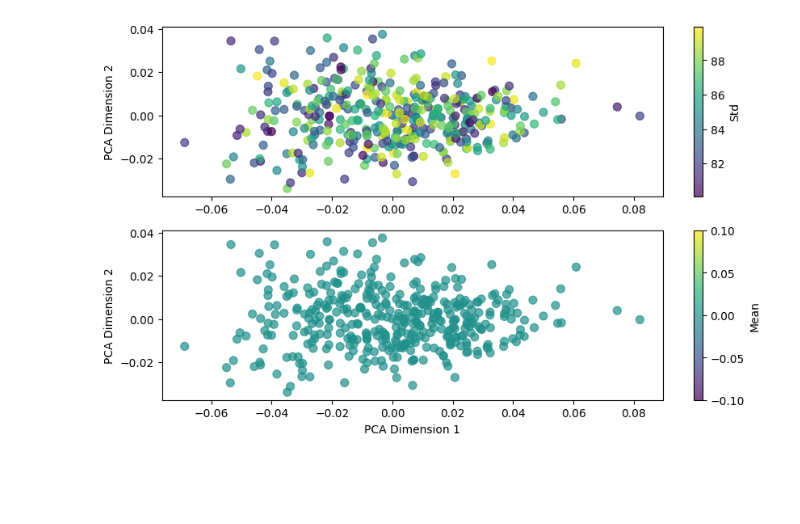
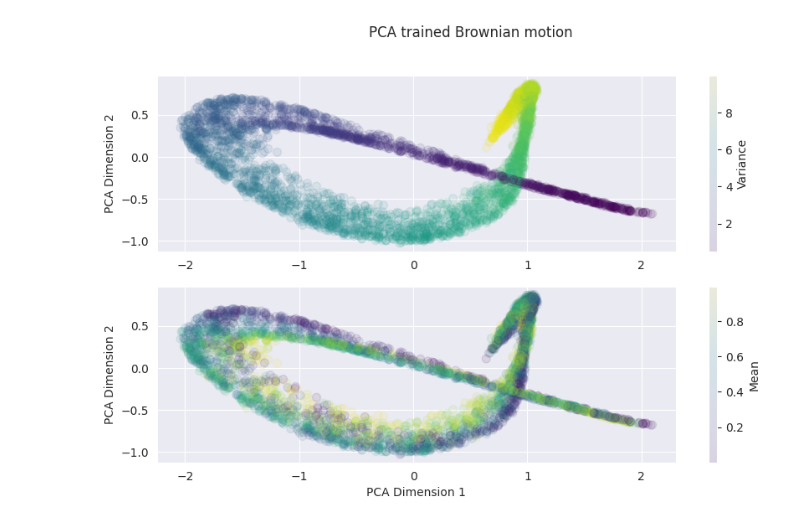
Before and after one commit to witek0509x/TFTS, a Jupyter notebook: notebooks/embedding_analysis.ipynb, the cells around one changed output. Saved outputs shown, nothing was run; the diff lists cells and outputs as text; code cells hidden in the pictures; blank space fills up the shorter version.

```diff
--- a/notebooks/embedding_analysis.ipynb
+++ b/notebooks/embedding_analysis.ipynb
@@ -8,0 +8,19 @@ import pandas as pd
+# %%
+from models.vanilla_transformer import TransformerModel
+from generators.generator_wrapper_dataset import GeneratorWrapperDataset
+
+model_path, config = download_model_and_config('fs6y031f')
+model = load_model(model_path, config)
+model.to('cuda')
+benchmark_model = TransformerModel(
+        d_model=config['model']['d_model'],
+        nhead=config['model']['nhead'],
+        num_layers=config['model']['num_layers'],
+        dim_feedforward=config['model']['dim_feedforward'],
+        input_dim=config['model']['input_dim'],
+        lr=config['model']['lr']
+    )
+benchmark_model.to('cuda')
+benchmark_model.eval()
+dataset = GeneratorWrapperDataset('', config=config, mode="val")
+model.eval();
@@ -9,13 +29,8 @@ import pandas as pd
 # %%
-checkpoint_path = "/home/wojciech/private/magisterka/TFTS/training/transformer_stochastic_processes/8m8gd9lj/checkpoints/transformer-epoch=996-val_loss=0.10.ckpt"
-# Load the trained model
-model = TransformerModel.load_from_checkpoint(checkpoint_path)
-dataloader = BrownianMotionDataset(batch_size=1, series_length=1000, subseries_length=50, stride=50, intensity_count=100, ranges={"means": (0, 0), "std": (80, 90)}).get_dataloader()
-model.eval()
-
 preds_list = []
 labels_list = []
-
+benchmark_preds_list=[]
+dataloader = dataset.get_dataloader()
 total_loss = 0.0
 with torch.no_grad():
     for x, y in dataloader:
@@ -23,5 +38,7 @@ with torch.no_grad():
         y = dataloader.dataset.get_parameters(y)
         y = y.float().to('cuda')
         embeddings = model(x)
+        benchmark_embeddings = benchmark_model(x)
         preds_list.append(embeddings)
+        benchmark_preds_list.append(benchmark_embeddings)
         labels_list.append(y)
@@ -75,20 +45,25 @@ plt.show()
+# %%
+embeddings = torch.concatenate(preds_list, dim=0)
+benchmark_embeddings = torch.concatenate(benchmark_preds_list, dim=0)
+labels = torch.concatenate(labels_list, dim=0)
 # %%
 from sklearn.decomposition import PCA
 
 # Apply PCA to reduce embeddings to 2 dimensions
-pca = PCA(n_components=2)
-pca_results = pca.fit_transform(embedding_matrix)
+pca = PCA(n_components=3)
+pca_results = pca.fit_transform(embeddings.detach().cpu().numpy())
 
 # Create a scatter plot with color representing the 'Std' value
 fig, (ax1, ax2) = plt.subplots(2, figsize=(10, 6))
-scatter = ax1.scatter(pca_results[:, 0], pca_results[:, 1], c=df["Std"], cmap='viridis', s=50, alpha=0.7)
-scatter2 = ax2.scatter(pca_results[:, 0], pca_results[:, 1], c=df["Mean"], cmap='viridis', s=50, alpha=0.7)
-plt.colorbar(scatter, label='Std')
+plt.suptitle('PCA trained Brownian motion')
+scatter = ax1.scatter(pca_results[:, 1], pca_results[:, 2], c=labels.detach().cpu().numpy()[:, 1], cmap='viridis', s=50, alpha=0.1)
+scatter2 = ax2.scatter(pca_results[:, 1], pca_results[:, 2], c=labels.detach().cpu().numpy()[:, 0], cmap='viridis', s=50, alpha=0.1)
+plt.colorbar(scatter, label='Variance')
 plt.colorbar(scatter2, label='Mean')
 
 plt.xlabel('PCA Dimension 1')
 ax1.set_ylabel('PCA Dimension 2')
 ax2.set_ylabel('PCA Dimension 2')
 plt.show()
 # %% [output]
-[figure, old version]
+[figure, new version]
```
Also changed, not shown: parts of 10 cells of this notebook, 15 other files.
